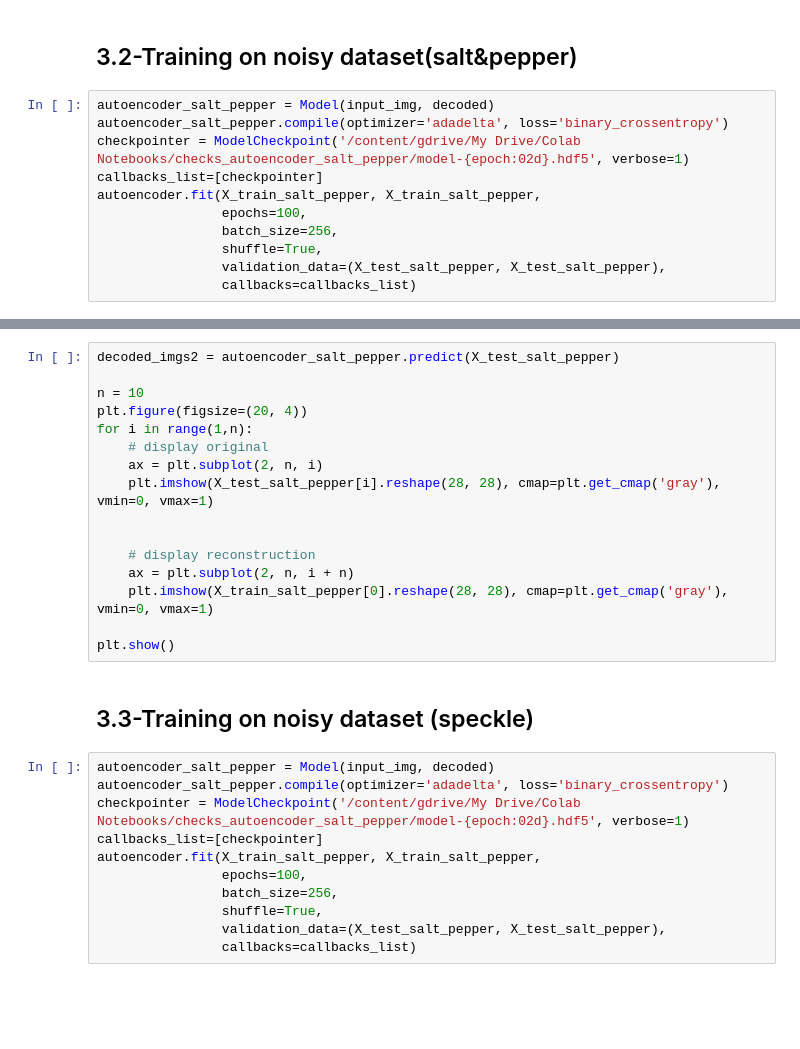
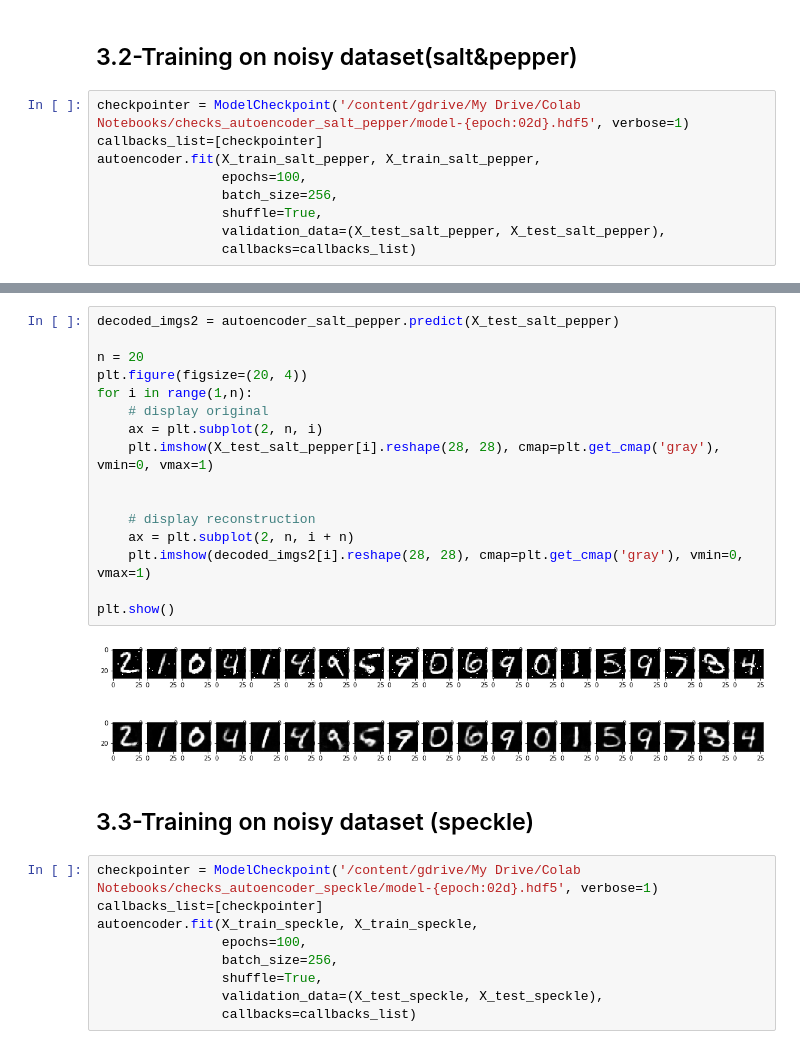
Before and after one commit to ecsquare/Deep-Compression-with-autoencoder, a Jupyter notebook: Compression_with_autoencoder.ipynb, the cells around one changed output, grey strips where cells are left out. Drawn from its saved outputs; the diff is of its cells as text; blank space fills up the shorter version.

```diff
--- a/Compression_with_autoencoder.ipynb
+++ b/Compression_with_autoencoder.ipynb
@@ -207,8 +181,6 @@ plt.show()
 # %% [markdown]
 <h2> 3.2-Training on noisy dataset(salt&pepper)</h2>
 # %%
-autoencoder_salt_pepper = Model(input_img, decoded)
-autoencoder_salt_pepper.compile(optimizer='adadelta', loss='binary_crossentropy')
 checkpointer = ModelCheckpoint('/content/gdrive/My Drive/Colab Notebooks/checks_autoencoder_salt_pepper/model-{epoch:02d}.hdf5', verbose=1)
 callbacks_list=[checkpointer]
 autoencoder.fit(X_train_salt_pepper, X_train_salt_pepper,
@@ -220,29 +203,29 @@ autoencoder.fit(X_train_salt_pepper, X_train_salt_pepper,
 # %%
 decoded_imgs2 = autoencoder_salt_pepper.predict(X_test_salt_pepper)
 
-n = 10
+n = 20
 plt.figure(figsize=(20, 4))
 for i in range(1,n):
     # display original
     ax = plt.subplot(2, n, i)
     plt.imshow(X_test_salt_pepper[i].reshape(28, 28), cmap=plt.get_cmap('gray'), vmin=0, vmax=1)
 
 
     # display reconstruction
     ax = plt.subplot(2, n, i + n)
-    plt.imshow(X_train_salt_pepper[0].reshape(28, 28), cmap=plt.get_cmap('gray'), vmin=0, vmax=1)
+    plt.imshow(decoded_imgs2[i].reshape(28, 28), cmap=plt.get_cmap('gray'), vmin=0, vmax=1)
 
 plt.show()
+# %% [output]
+[figure, added]
 # %% [markdown]
 <h2> 3.3-Training on noisy dataset (speckle) </h2>
 # %%
-autoencoder_salt_pepper = Model(input_img, decoded)
-autoencoder_salt_pepper.compile(optimizer='adadelta', loss='binary_crossentropy')
-checkpointer = ModelCheckpoint('/content/gdrive/My Drive/Colab Notebooks/checks_autoencoder_salt_pepper/model-{epoch:02d}.hdf5', verbose=1)
+checkpointer = ModelCheckpoint('/content/gdrive/My Drive/Colab Notebooks/checks_autoencoder_speckle/model-{epoch:02d}.hdf5', verbose=1)
 callbacks_list=[checkpointer]
-autoencoder.fit(X_train_salt_pepper, X_train_salt_pepper,
+autoencoder.fit(X_train_speckle, X_train_speckle,
                 epochs=100,
                 batch_size=256,
                 shuffle=True,
-                validation_data=(X_test_salt_pepper, X_test_salt_pepper),
+                validation_data=(X_test_speckle, X_test_speckle),
                 callbacks=callbacks_list)
```
Also changed, not shown: parts of 9 cells of this notebook.
